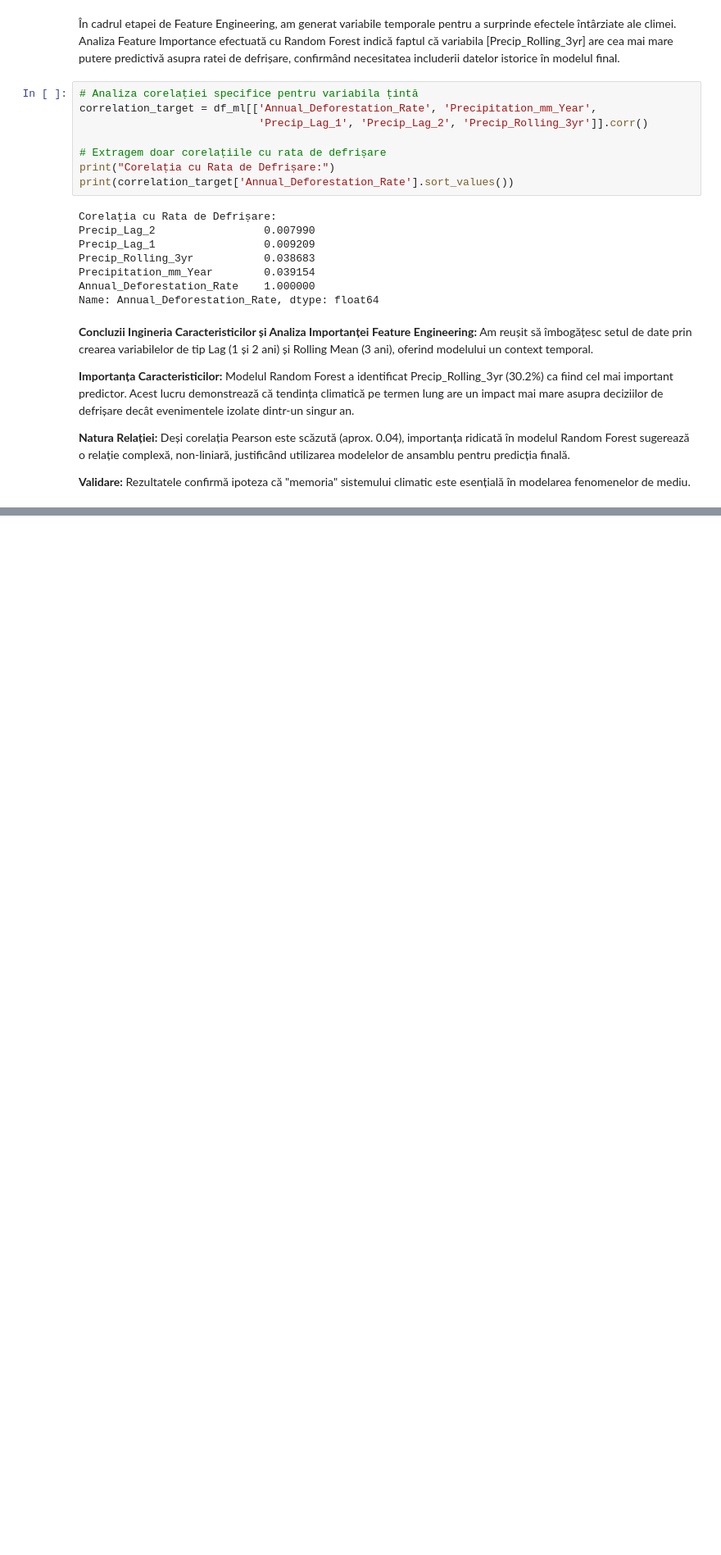
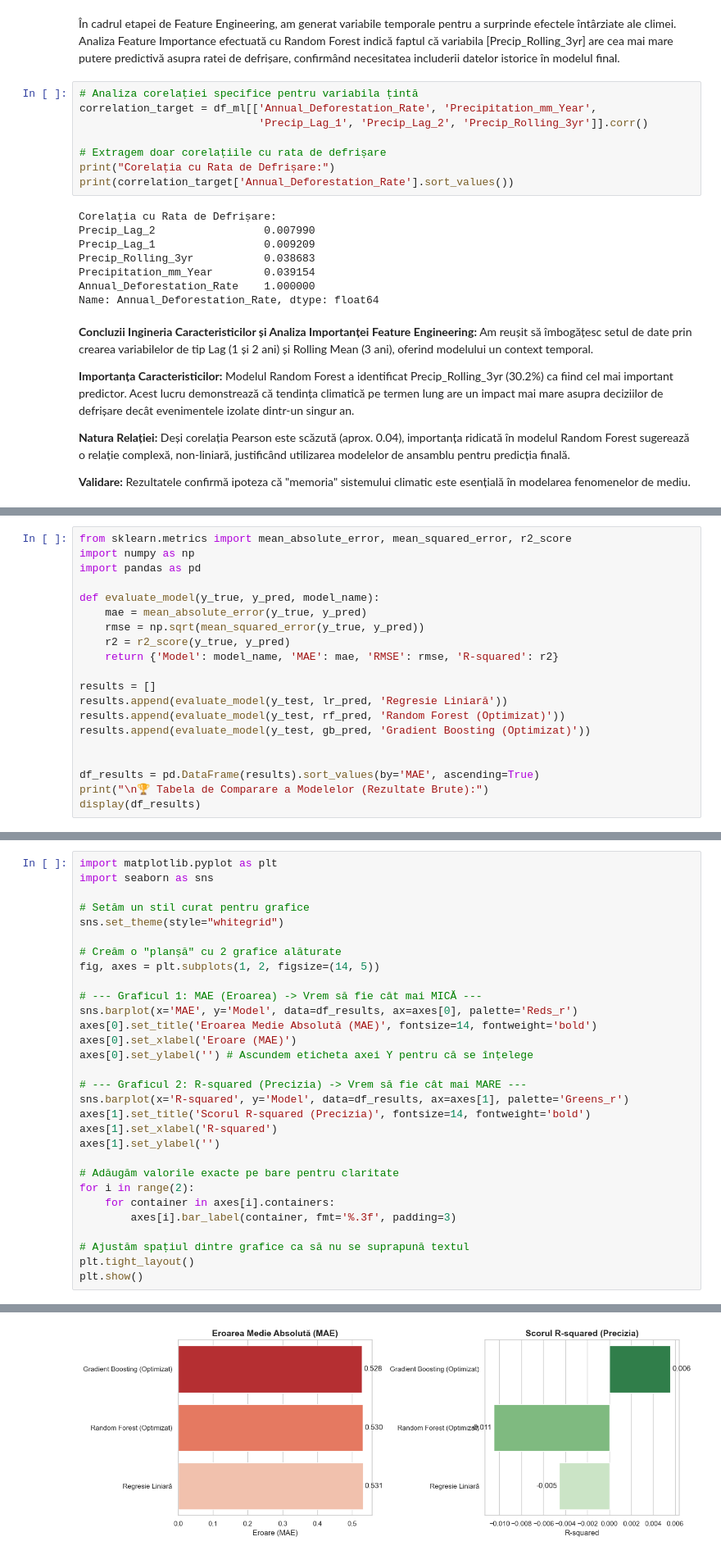
Before and after one commit to Deyutzu/SistemeInteligente, a Jupyter notebook: Analiza_Defrisari.ipynb, the cells around one changed output, grey strips where cells are left out. Shown at 82% size. Saved outputs shown, nothing was run; the diff lists cells and outputs as text; blank space fills up the shorter version.

```diff
--- a/Analiza_Defrisari.ipynb
+++ b/Analiza_Defrisari.ipynb
@@ -312,0 +384,20 @@ Name: Annual_Deforestation_Rate, dtype: float64
+# %%
+from sklearn.metrics import mean_absolute_error, mean_squared_error, r2_score
+import numpy as np
+import pandas as pd
+
+def evaluate_model(y_true, y_pred, model_name):
+    mae = mean_absolute_error(y_true, y_pred)
+    rmse = np.sqrt(mean_squared_error(y_true, y_pred))
+    r2 = r2_score(y_true, y_pred)
+    return {'Model': model_name, 'MAE': mae, 'RMSE': rmse, 'R-squared': r2}
+
+results = []
+results.append(evaluate_model(y_test, lr_pred, 'Regresie Liniară'))
+results.append(evaluate_model(y_test, rf_pred, 'Random Forest (Optimizat)'))
+results.append(evaluate_model(y_test, gb_pred, 'Gradient Boosting (Optimizat)'))
+
+
+df_results = pd.DataFrame(results).sort_values(by='MAE', ascending=True)
+print("\n🏆 Tabela de Comparare a Modelelor (Rezultate Brute):")
+display(df_results)
@@ -312,0 +410,31 @@ Name: Annual_Deforestation_Rate, dtype: float64
+# %%
+import matplotlib.pyplot as plt
+import seaborn as sns
+
+# Setăm un stil curat pentru grafice
+sns.set_theme(style="whitegrid")
+
+# Creăm o "planșă" cu 2 grafice alăturate
+fig, axes = plt.subplots(1, 2, figsize=(14, 5))
+
+# --- Graficul 1: MAE (Eroarea) -> Vrem să fie cât mai MICĂ ---
+sns.barplot(x='MAE', y='Model', data=df_results, ax=axes[0], palette='Reds_r')
+axes[0].set_title('Eroarea Medie Absolută (MAE)', fontsize=14, fontweight='bold')
+axes[0].set_xlabel('Eroare (MAE)')
+axes[0].set_ylabel('') # Ascundem eticheta axei Y pentru că se înțelege
+
+# --- Graficul 2: R-squared (Precizia) -> Vrem să fie cât mai MARE ---
+sns.barplot(x='R-squared', y='Model', data=df_results, ax=axes[1], palette='Greens_r')
+axes[1].set_title('Scorul R-squared (Precizia)', fontsize=14, fontweight='bold')
+axes[1].set_xlabel('R-squared')
+axes[1].set_ylabel('')
+
+# Adăugăm valorile exacte pe bare pentru claritate
+for i in range(2):
+    for container in axes[i].containers:
+        axes[i].bar_label(container, fmt='%.3f', padding=3)
+
+# Ajustăm spațiul dintre grafice ca să nu se suprapună textul
+plt.tight_layout()
+plt.show()
+# %% [output]
@@ -312,0 +448 @@ Name: Annual_Deforestation_Rate, dtype: float64
+[figure, added]
```
Also changed, not shown: parts of 8 cells of this notebook.
